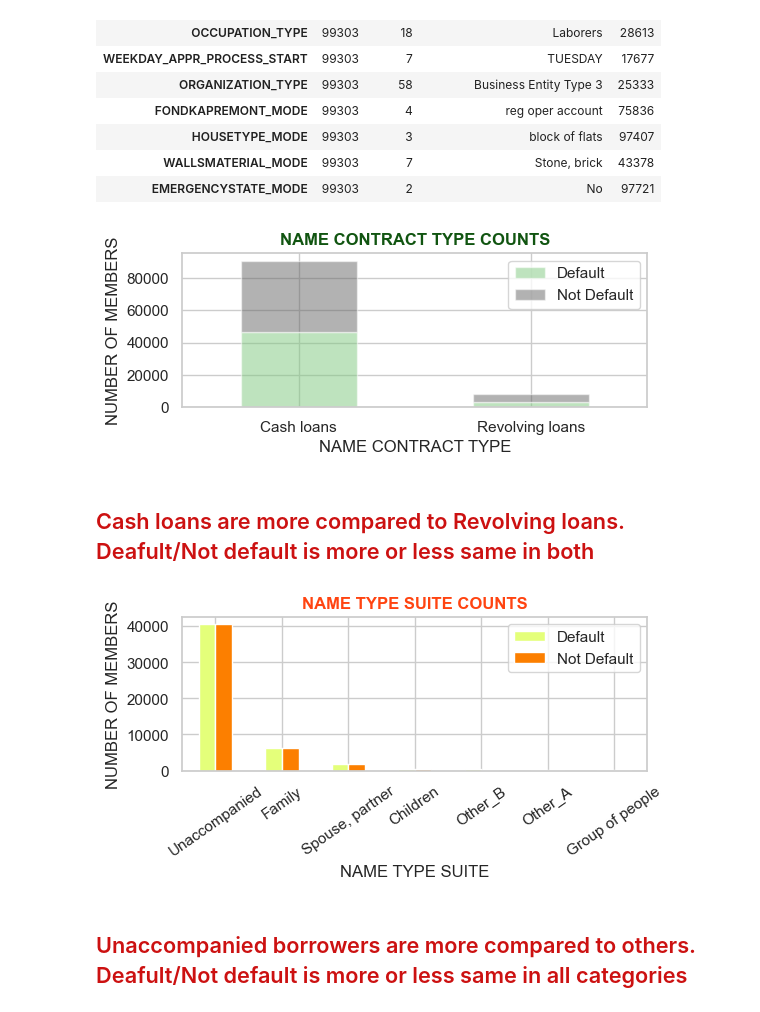
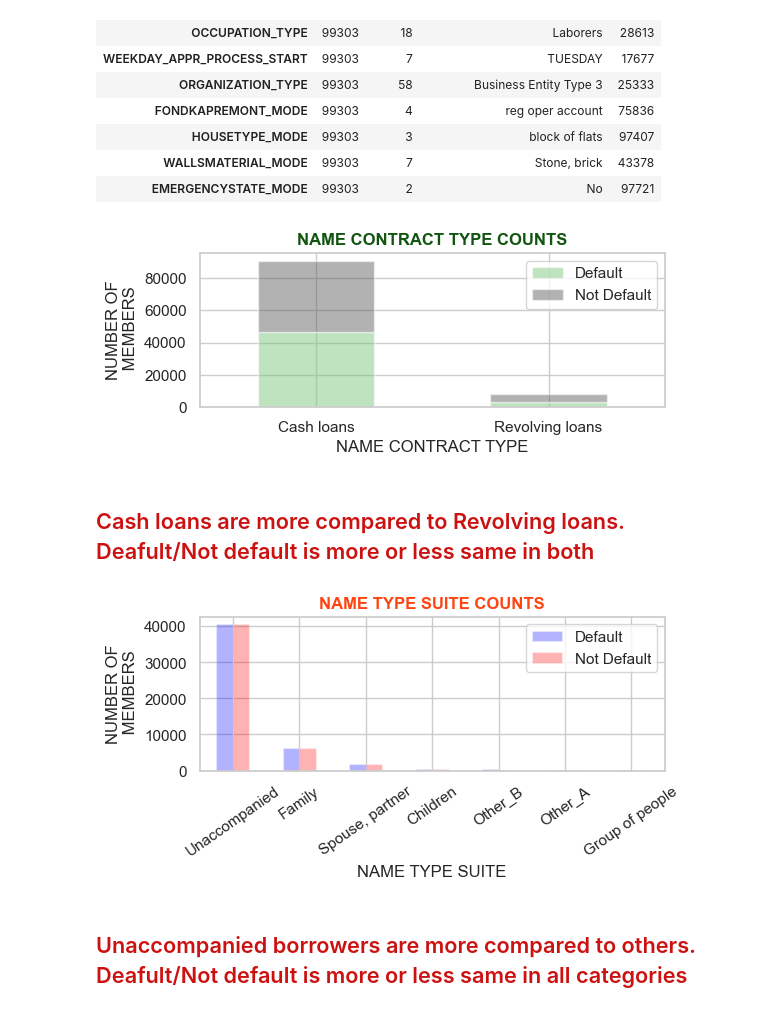
Before and after one commit to DayakarMalgari/House-Loan-Data-Neural-Network-Classification, a Jupyter notebook: House_Loan_Data_Analysis_sub.ipynb, the cells around one changed output. Drawn from its saved outputs; the diff is of its cells as text; code cells hidden in the pictures.

```diff
--- a/House_Loan_Data_Analysis_sub.ipynb
+++ b/House_Loan_Data_Analysis_sub.ipynb
@@ -423,12 +415,12 @@ loandata_tmp = loandata.groupby(['NAME_CONTRACT_TYPE','TARGET']).size().unstack(
 loandata_tmp.sort_values(by='Default',ascending=False).plot.bar(figsize=(6,2),stacked=True,colormap='Accent',alpha=.5)
 plt.title('NAME CONTRACT TYPE COUNTS',color='#115511',fontweight='bold')
 plt.xlabel('NAME CONTRACT TYPE')
-plt.ylabel('NUMBER OF MEMBERS' )
+plt.ylabel('NUMBER OF\n MEMBERS' )
 plt.xticks(rotation=0)
 plt.legend(loc='best')
 plt.show()
 # %% [output]
-[figure, old version]
+[figure, new version]
 # %%
 printmd('Cash loans are more compared to Revolving loans. Deafult/Not default is more or less same in both  ')
 # %% [output]
@@ -436,18 +428,18 @@ printmd('Cash loans are more compared to Revolving loans. Deafult/Not default is
 # %%
 ##############################################################################################################
 # Exploratory data analysis - 'NAME_TYPE_SUITE' by 'TARGET'
 ##############################################################################################################
 sns.set(style='whitegrid', palette='muted', font_scale=1.0)
 loandata_tmp = loandata.groupby(['NAME_TYPE_SUITE','TARGET']).size().unstack().fillna(0)
-loandata_tmp.sort_values(by='Default',ascending=False).plot.bar(figsize=(6,2),colormap='Wistia')
+loandata_tmp.sort_values(by='Default',ascending=False).plot.bar(figsize=(6,2),colormap='bwr',alpha=.3)
 plt.title('NAME TYPE SUITE COUNTS',color='#ff4411',fontweight='bold')
 plt.xlabel('NAME TYPE SUITE')
-plt.ylabel('NUMBER OF MEMBERS' )
+plt.ylabel('NUMBER OF\n MEMBERS' )
 plt.xticks(rotation=35)
 plt.legend(loc='best')
 plt.show()
 # %% [output]
-[figure, old version]
+[figure, new version]
 # %%
 printmd('Unaccompanied borrowers are more compared to others. Deafult/Not default is more or less same in all categories')
 # %% [output]
```
Also changed, not shown: parts of 6 cells of this notebook.
